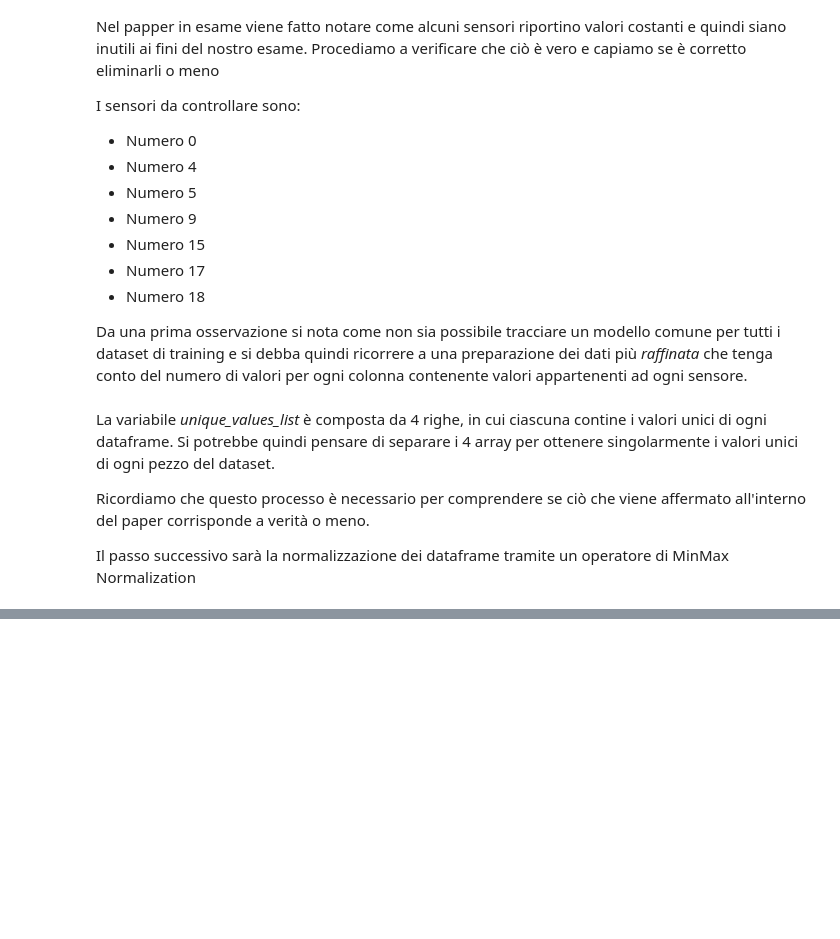
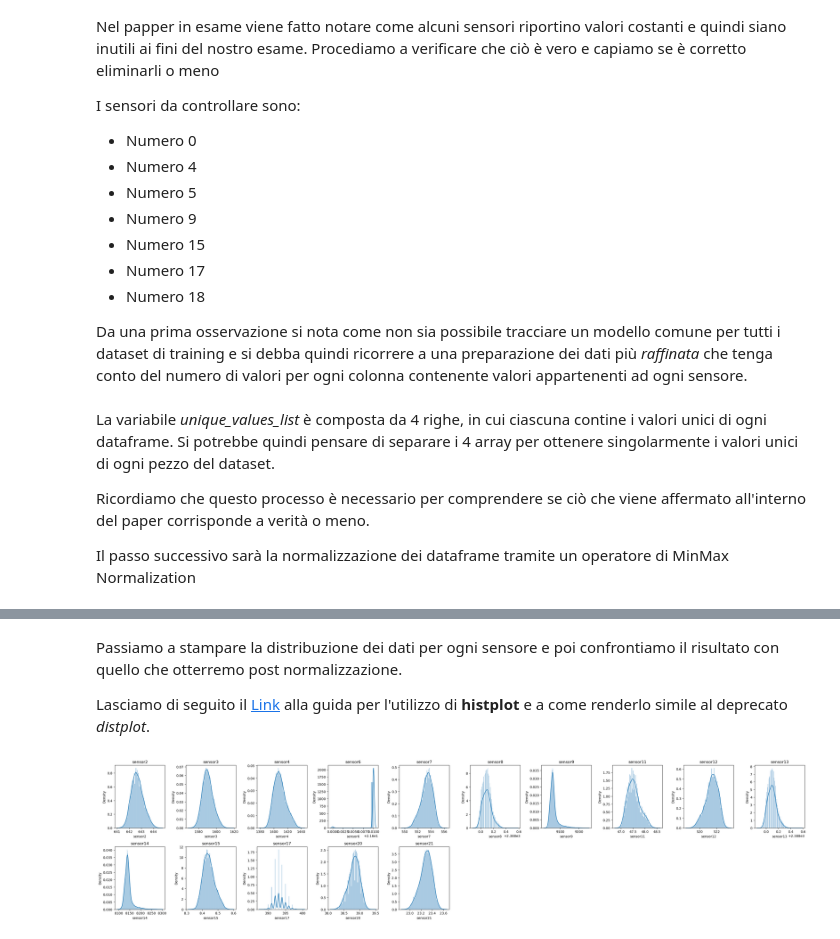
Before and after one commit to AliquodFahriam/tinyML, a Jupyter notebook: Riproduzione/riproduzione_DP.ipynb, the cells around one changed output, grey strips where cells are left out. Cells and saved outputs as stored; diff of their text form; code cells hidden in the pictures; blank space fills up the shorter version.

```diff
--- a/Riproduzione/riproduzione_DP.ipynb
+++ b/Riproduzione/riproduzione_DP.ipynb
@@ -177,0 +204,24 @@ def plotSensors(train, numeroDF):
+# %% [markdown]
+Passiamo a stampare la distribuzione dei dati per ogni sensore e poi confrontiamo il risultato con quello che otterremo post normalizzazione.
+
+Lasciamo di seguito il <a href = "https://gist.github.com/mwaskom/de44147ed2974457ad6372750bbe5751">Link</a> alla guida per l'utilizzo di **histplot** e a come renderlo simile al deprecato *distplot*.
+# %%
+def plotSensorDensity(train_list,numeroDF, sensors):
+
+    plt.figure(figsize=(30, 10))
+    df = train_list[numeroDF]
+    i = 0
+    for sensor in sensors:
+
+        if(len(df[sensor].unique()) <= 1):
+            continue
+
+        plt.subplot(3, 10, i+1).set_title(sensor)
+        sns.histplot(df[sensor], kde=True, stat = "density", kde_kws=dict(cut=3),
+        alpha=.4, edgecolor=(1, 1, 1, .4)) #ex distplot
+        i+=1
+    plt.tight_layout()
+
+plotSensorDensity(train, 0, sensors)
+# %% [output]
+[figure, added]
```
Also changed, not shown: parts of 8 cells of this notebook.
